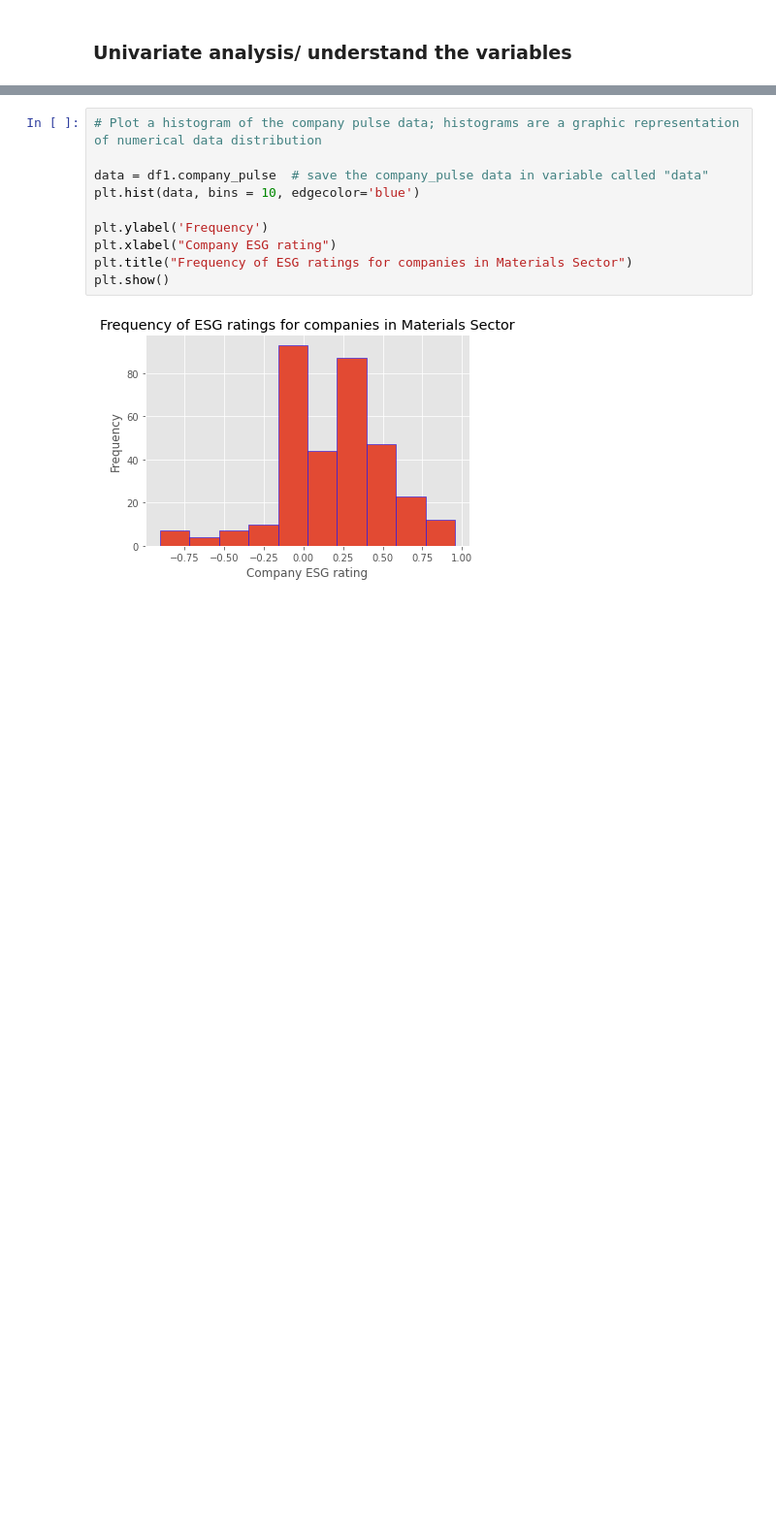
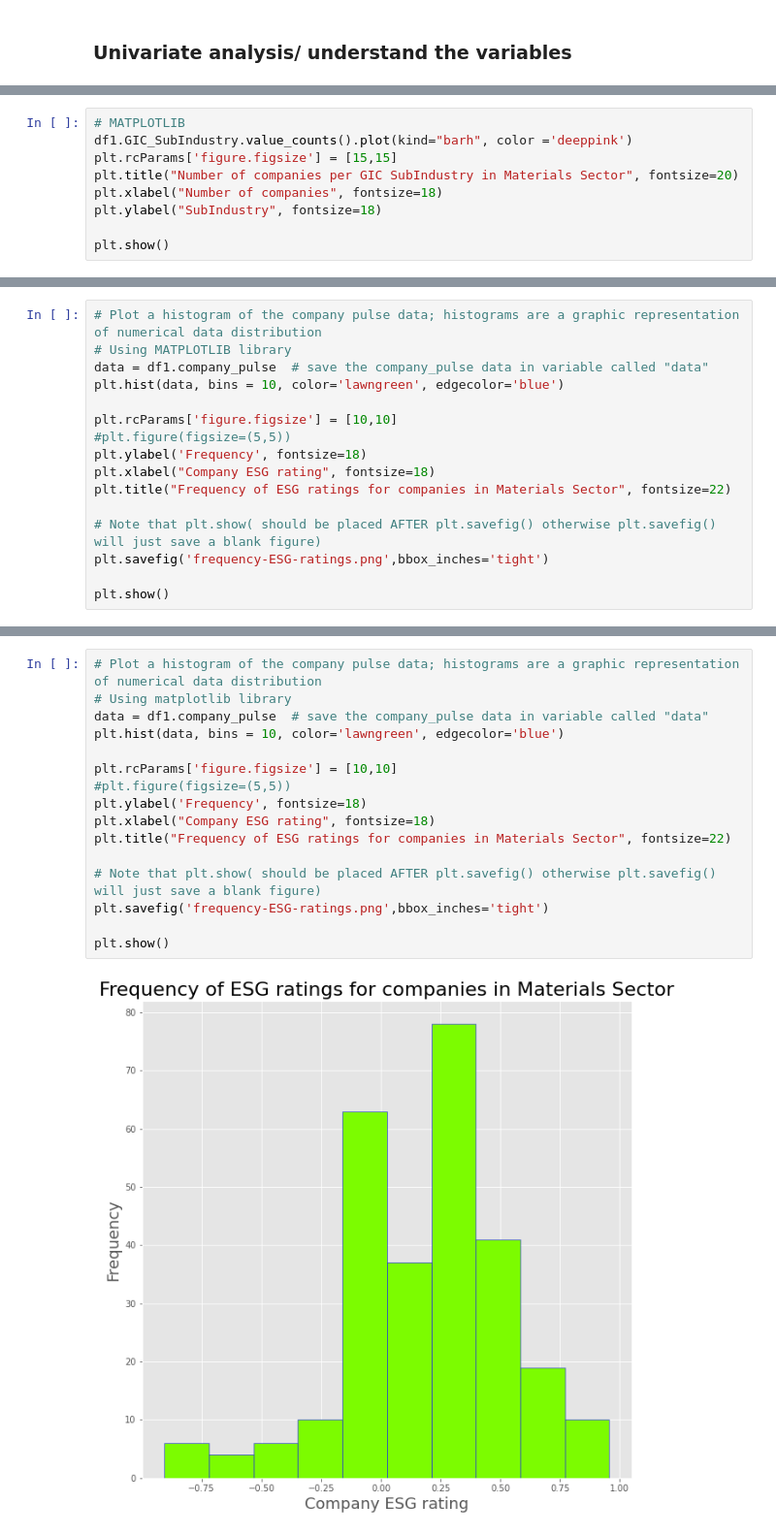
Before and after one commit to Jenkir/Materials-GICsector-EDA, a Jupyter notebook: Materials.ipynb, the cells around one changed output, grey strips where cells are left out. Shown at 97% size. Drawn from its saved outputs; the diff is of its cells as text; blank space fills up the shorter version.

```diff
--- a/Materials.ipynb
+++ b/Materials.ipynb
@@ -257,0 +339,9 @@ plt.show()
+# %%
+# MATPLOTLIB
+df1.GIC_SubIndustry.value_counts().plot(kind="barh", color ='deeppink')
+plt.rcParams['figure.figsize'] = [15,15]
+plt.title("Number of companies per GIC SubIndustry in Materials Sector", fontsize=20)
+plt.xlabel("Number of companies", fontsize=18)
+plt.ylabel("SubIndustry", fontsize=18)
+
+plt.show()
@@ -257,0 +350,16 @@ plt.show()
+# %%
+# Plot a histogram of the company pulse data; histograms are a graphic representation of numerical data distribution
+# Using MATPLOTLIB library
+data = df1.company_pulse  # save the company_pulse data in variable called "data"
+plt.hist(data, bins = 10, color='lawngreen', edgecolor='blue')
+
+plt.rcParams['figure.figsize'] = [10,10]
+#plt.figure(figsize=(5,5))
+plt.ylabel('Frequency', fontsize=18)
+plt.xlabel("Company ESG rating", fontsize=18)
+plt.title("Frequency of ESG ratings for companies in Materials Sector", fontsize=22)
+
+# Note that plt.show( should be placed AFTER plt.savefig() otherwise plt.savefig() will just save a blank figure)
+plt.savefig('frequency-ESG-ratings.png',bbox_inches='tight')
+
+plt.show()
@@ -258,12 +471,18 @@ plt.show()
 # %%
 # Plot a histogram of the company pulse data; histograms are a graphic representation of numerical data distribution
+# Using matplotlib library
+data = df1.company_pulse  # save the company_pulse data in variable called "data"
+plt.hist(data, bins = 10, color='lawngreen', edgecolor='blue')
 
-data = df1.company_pulse  # save the company_pulse data in variable called "data"
-plt.hist(data, bins = 10, edgecolor='blue')
+plt.rcParams['figure.figsize'] = [10,10]
+#plt.figure(figsize=(5,5))
+plt.ylabel('Frequency', fontsize=18)
+plt.xlabel("Company ESG rating", fontsize=18)
+plt.title("Frequency of ESG ratings for companies in Materials Sector", fontsize=22)
 
-plt.ylabel('Frequency')
-plt.xlabel("Company ESG rating")
-plt.title("Frequency of ESG ratings for companies in Materials Sector")
+# Note that plt.show( should be placed AFTER plt.savefig() otherwise plt.savefig() will just save a blank figure)
+plt.savefig('frequency-ESG-ratings.png',bbox_inches='tight')
+
 plt.show()
 # %% [output]
-[figure, old version]
+[figure, new version]
```
Also changed, not shown: parts of 40 cells of this notebook, 10 other files.
